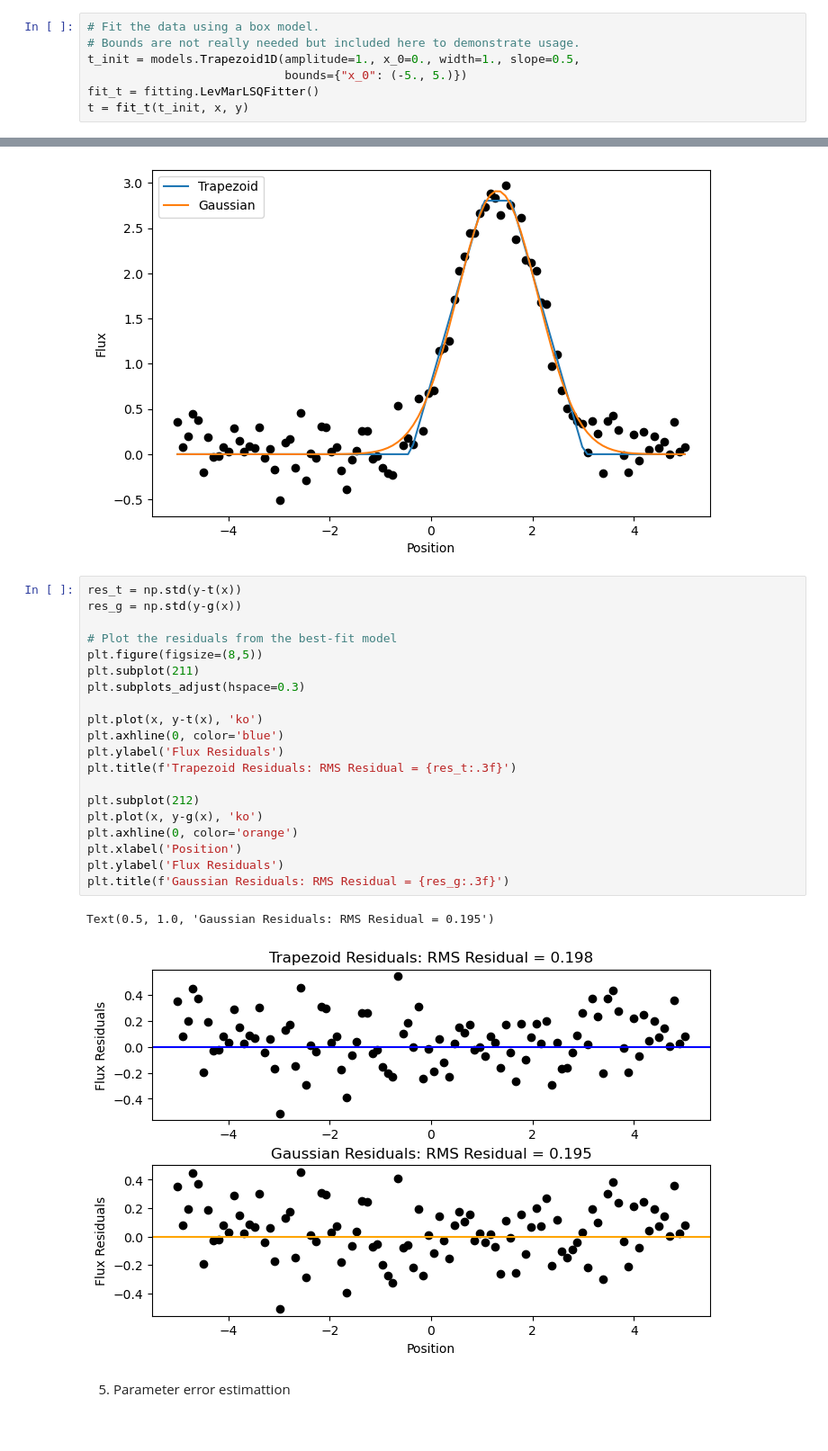
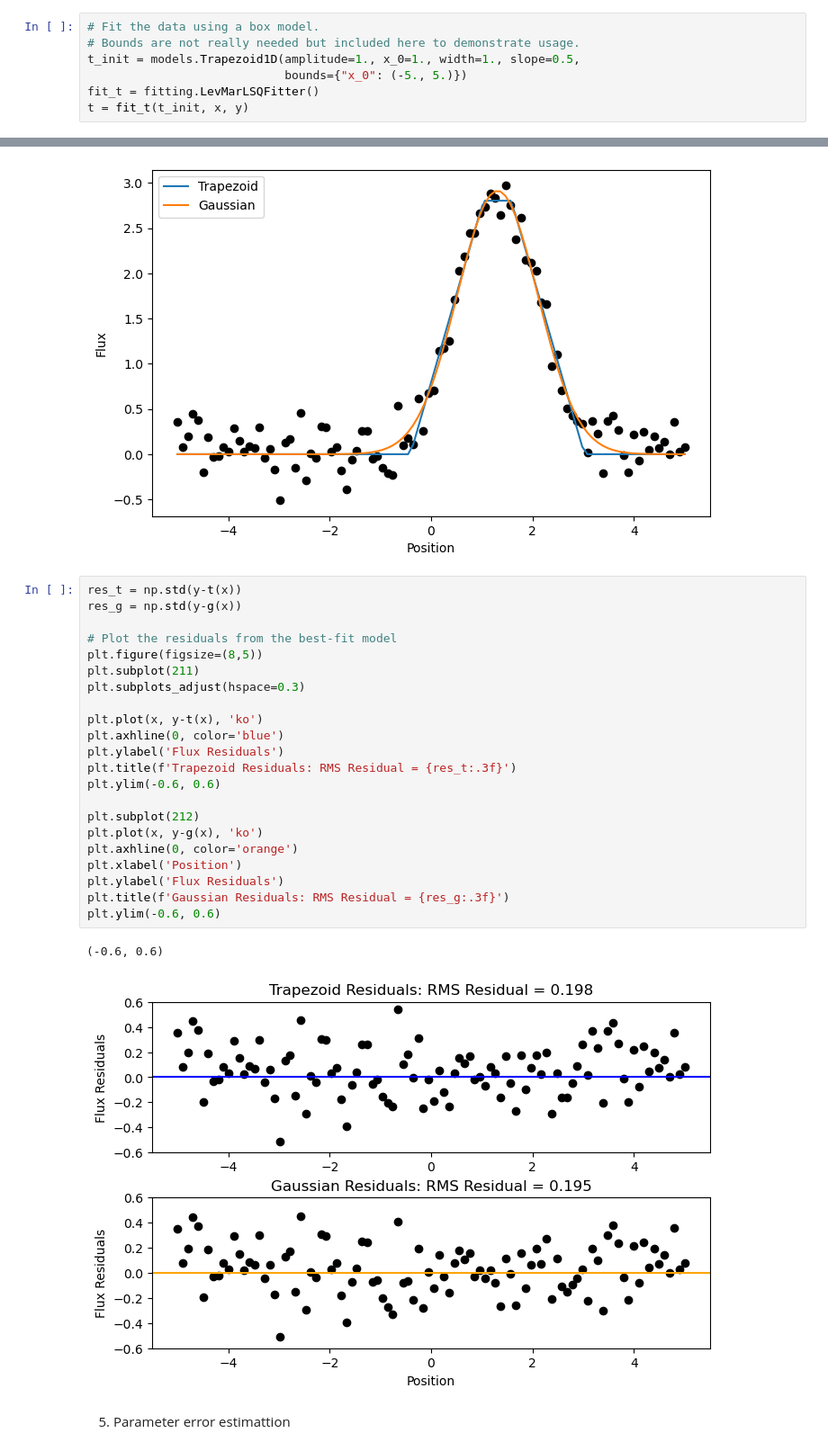
Before and after one commit to ucb-datalab/course_materials_2022, a Jupyter notebook: Lectures/Lecture06_model_fitting_stellar_spectra/01_parametric_fitting_astropy.ipynb, the cells around one changed output, grey strips where cells are left out. Shown at 90% size. Cells and saved outputs as stored; diff of their text form.

```diff
--- a/Lectures/Lecture06_model_fitting_stellar_spectra/01_parametric_fitting_astropy.ipynb
+++ b/Lectures/Lecture06_model_fitting_stellar_spectra/01_parametric_fitting_astropy.ipynb
@@ -30,7 +30,7 @@ Text(0, 0.5, 'y')
 # %%
 # Fit the data using a box model.
 # Bounds are not really needed but included here to demonstrate usage.
-t_init = models.Trapezoid1D(amplitude=1., x_0=0., width=1., slope=0.5,
+t_init = models.Trapezoid1D(amplitude=1., x_0=1., width=1., slope=0.5,
                             bounds={"x_0": (-5., 5.)})
 fit_t = fitting.LevMarLSQFitter()
 t = fit_t(t_init, x, y)
@@ -58,26 +58,28 @@ plt.legend(loc=2)
 # %%
 res_t = np.std(y-t(x))
 res_g = np.std(y-g(x))
 
 # Plot the residuals from the best-fit model
 plt.figure(figsize=(8,5))
 plt.subplot(211)
 plt.subplots_adjust(hspace=0.3)
 
 plt.plot(x, y-t(x), 'ko')
 plt.axhline(0, color='blue')
 plt.ylabel('Flux Residuals')
 plt.title(f'Trapezoid Residuals: RMS Residual = {res_t:.3f}')
+plt.ylim(-0.6, 0.6)
 
 plt.subplot(212)
 plt.plot(x, y-g(x), 'ko')
 plt.axhline(0, color='orange')
 plt.xlabel('Position')
 plt.ylabel('Flux Residuals')
 plt.title(f'Gaussian Residuals: RMS Residual = {res_g:.3f}')
+plt.ylim(-0.6, 0.6)
 # %% [output]
-Text(0.5, 1.0, 'Gaussian Residuals: RMS Residual = 0.195')
+(-0.6, 0.6)
-[figure, old version]
+[figure, new version]
 # %% [markdown]
 5. Parameter error estimattion
 # %%
```
Also changed, not shown: 2 other files.
